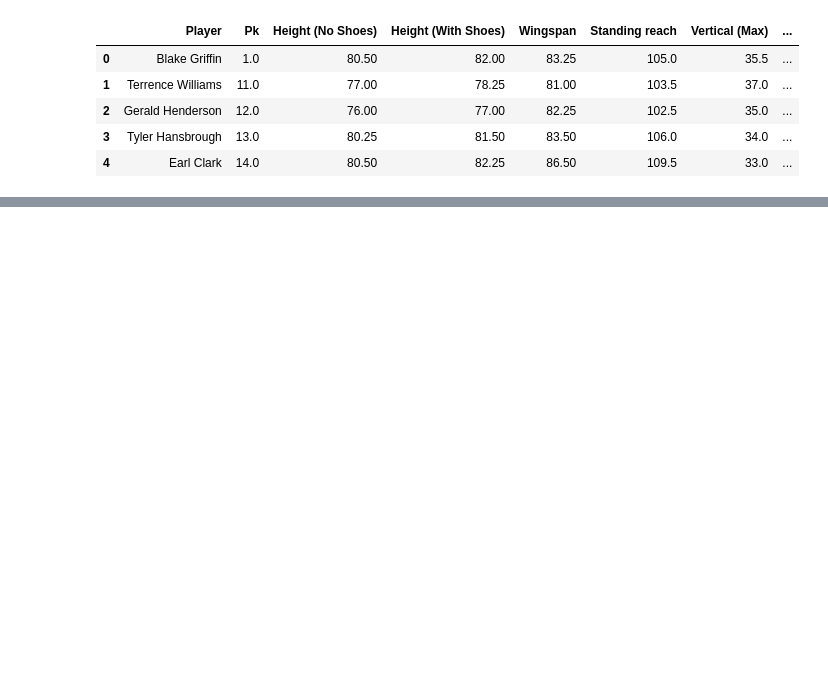
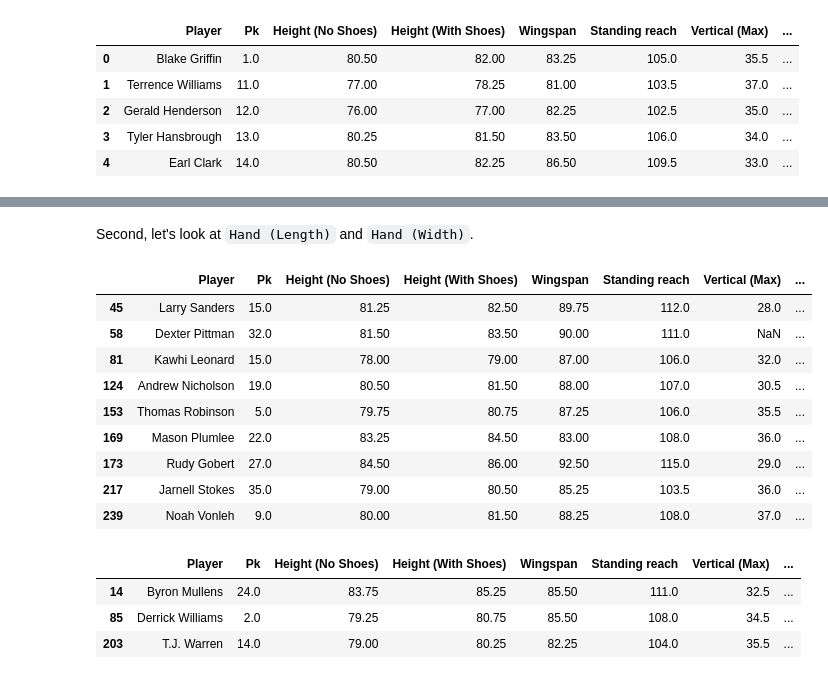
Before and after one commit to jrtran/stats131group7, a Jupyter notebook: eda.ipynb, the cells around one changed output, grey strips where cells are left out. Drawn from its saved outputs; the diff is of its cells as text; code cells hidden in the pictures; blank space fills up the shorter version.

```diff
--- a/eda.ipynb
+++ b/eda.ipynb
@@ -38,0 +63,22 @@ plt.show()
+# %% [markdown]
+Second, let's look at `Hand (Length)` and `Hand (Width)`.
+# %%
+cc[cc['Hand (Length)'] > 9.5]
+# %% [output]
+|  | Player | Pk | Height (No Shoes) | Height (With Shoes) | Wingspan | Standing reach | Vertical (Max) | ... |
+| 45 | Larry Sanders | 15.0 | 81.25 | 82.50 | 89.75 | 112.0 | 28.0 | ... |
+| 58 | Dexter Pittman | 32.0 | 81.50 | 83.50 | 90.00 | 111.0 | NaN | ... |
+| 81 | Kawhi Leonard | 15.0 | 78.00 | 79.00 | 87.00 | 106.0 | 32.0 | ... |
+| 124 | Andrew Nicholson | 19.0 | 80.50 | 81.50 | 88.00 | 107.0 | 30.5 | ... |
+| 153 | Thomas Robinson | 5.0 | 79.75 | 80.75 | 87.25 | 106.0 | 35.5 | ... |
+| 169 | Mason Plumlee | 22.0 | 83.25 | 84.50 | 83.00 | 108.0 | 36.0 | ... |
+| 173 | Rudy Gobert | 27.0 | 84.50 | 86.00 | 92.50 | 115.0 | 29.0 | ... |
+| 217 | Jarnell Stokes | 35.0 | 79.00 | 80.50 | 85.25 | 103.5 | 36.0 | ... |
+| 239 | Noah Vonleh | 9.0 | 80.00 | 81.50 | 88.25 | 108.0 | 37.0 | ... |
+# %%
+cc.iloc[np.abs(stats.zscore(cc['Hand (Width)'].dropna())) > 3, :]
+# %% [output]
+|  | Player | Pk | Height (No Shoes) | Height (With Shoes) | Wingspan | Standing reach | Vertical (Max) | ... |
+| 14 | Byron Mullens | 24.0 | 83.75 | 85.25 | 85.50 | 111.0 | 32.5 | ... |
+| 85 | Derrick Williams | 2.0 | 79.25 | 80.75 | 85.50 | 108.0 | 34.5 | ... |
+| 203 | T.J. Warren | 14.0 | 79.00 | 80.25 | 82.25 | 104.0 | 35.5 | ... |
```
Also changed, not shown: parts of 9 cells of this notebook.
